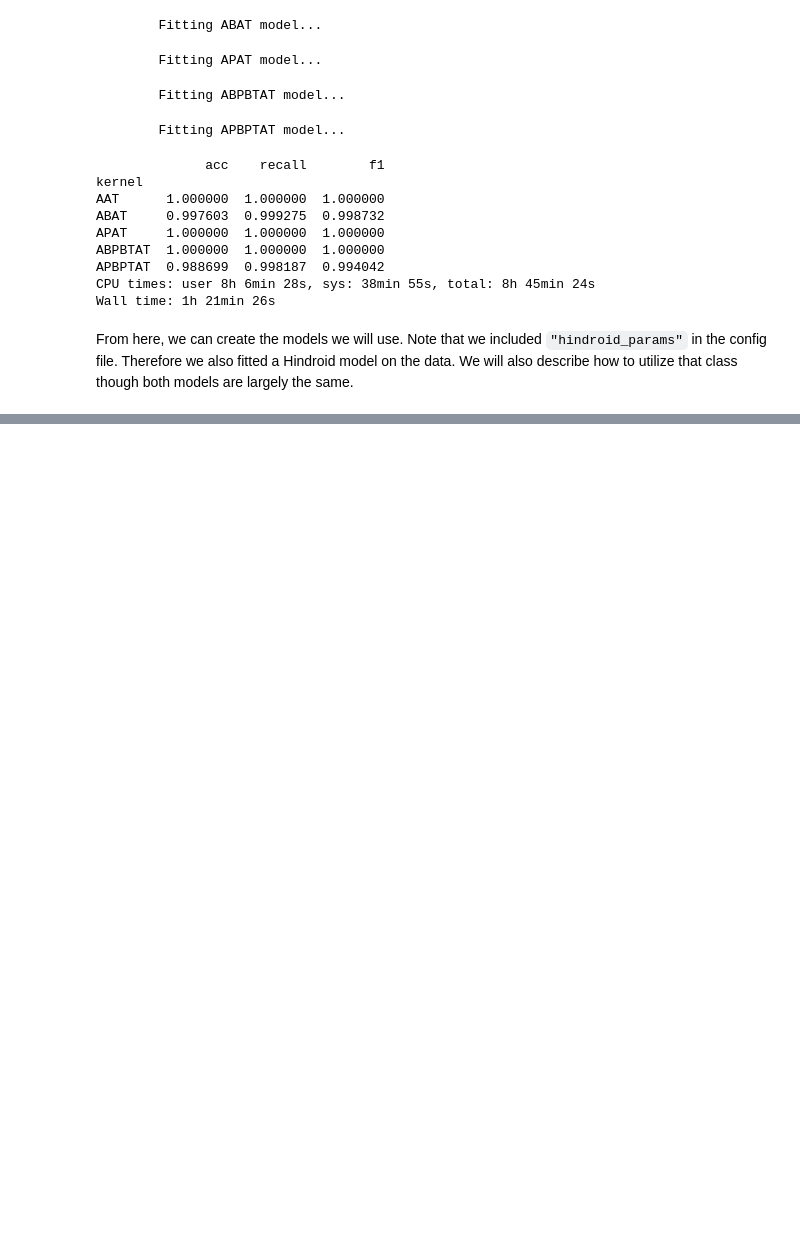
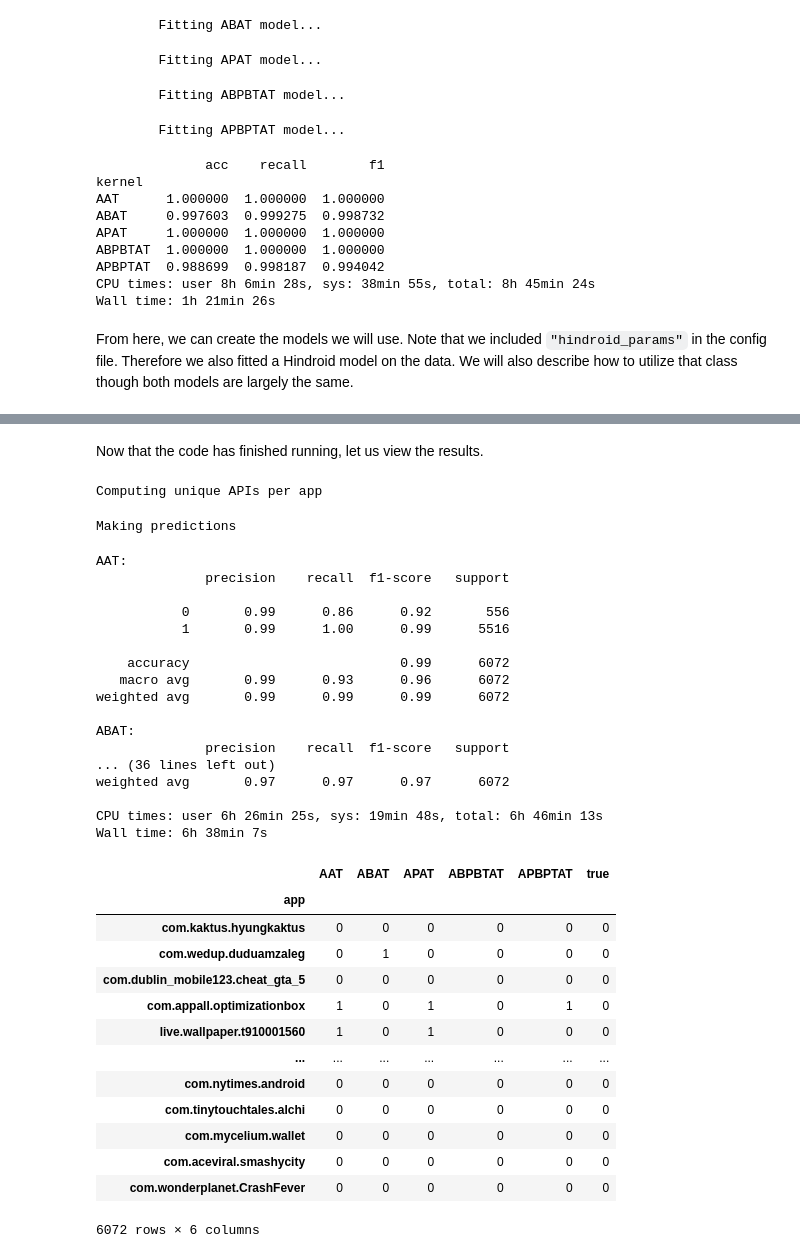
Before and after one commit to rcgonzalez9061/m2v-adversarial-hindroid, a Jupyter notebook: notebooks/Model Usage.ipynb, the cells around one changed output, grey strips where cells are left out. Saved outputs shown, nothing was run; the diff lists cells and outputs as text; code cells hidden in the pictures; blank space fills up the shorter version.

```diff
--- a/notebooks/Model Usage.ipynb
+++ b/notebooks/Model Usage.ipynb
@@ -209,0 +322,40 @@ hindroid.fit_predicct('data/out/test-half/')
+# %% [markdown]
+Now that the code has finished running, let us view the results.
+# %%
+hindroid = Hindroid('data/out/train-half/')
+%time hindroid.fit_predict('data/out/all-apps/')
+# hindroid.fit_predict('data/out/test-sample/')
+# %% [output]
+Computing unique APIs per app
+Making predictions
+AAT:
+              precision    recall  f1-score   support
+
+           0       0.99      0.86      0.92       556
+           1       0.99      1.00      0.99      5516
+
+    accuracy                           0.99      6072
+   macro avg       0.99      0.93      0.96      6072
+weighted avg       0.99      0.99      0.99      6072
+
+ABAT:
+              precision    recall  f1-score   support
+... (36 lines left out)
+weighted avg       0.97      0.97      0.97      6072
+
+CPU times: user 6h 26min 25s, sys: 19min 48s, total: 6h 46min 13s
+Wall time: 6h 38min 7s
+|  | AAT | ABAT | APAT | ABPBTAT | APBPTAT | true |
+| app |  |  |  |  |  |  |
+| com.kaktus.hyungkaktus | 0 | 0 | 0 | 0 | 0 | 0 |
+| com.wedup.duduamzaleg | 0 | 1 | 0 | 0 | 0 | 0 |
+| com.dublin_mobile123.cheat_gta_5 | 0 | 0 | 0 | 0 | 0 | 0 |
+| com.appall.optimizationbox | 1 | 0 | 1 | 0 | 1 | 0 |
+| live.wallpaper.t910001560 | 1 | 0 | 1 | 0 | 0 | 0 |
+| ... | ... | ... | ... | ... | ... | ... |
+| com.nytimes.android | 0 | 0 | 0 | 0 | 0 | 0 |
+| com.tinytouchtales.alchi | 0 | 0 | 0 | 0 | 0 | 0 |
+| com.mycelium.wallet | 0 | 0 | 0 | 0 | 0 | 0 |
+| com.aceviral.smashycity | 0 | 0 | 0 | 0 | 0 | 0 |
+| com.wonderplanet.CrashFever | 0 | 0 | 0 | 0 | 0 | 0 |
+6072 rows × 6 columns
```
Also changed, not shown: parts of 9 cells of this notebook, 24 other files.
